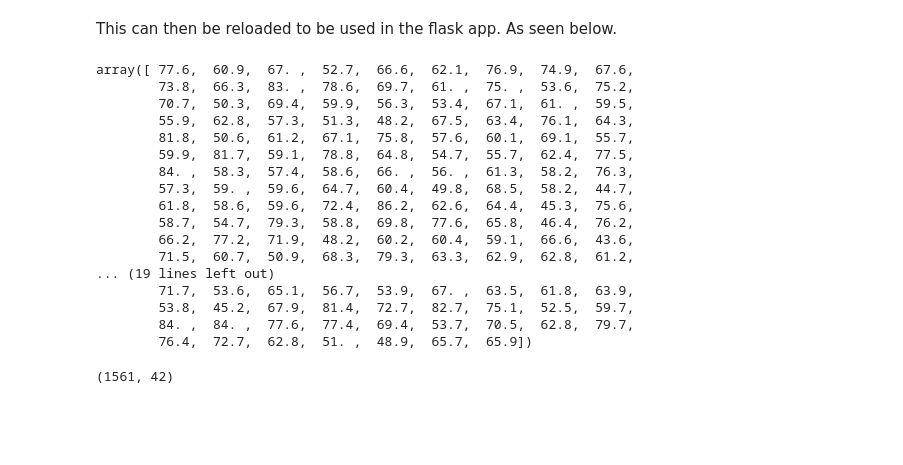
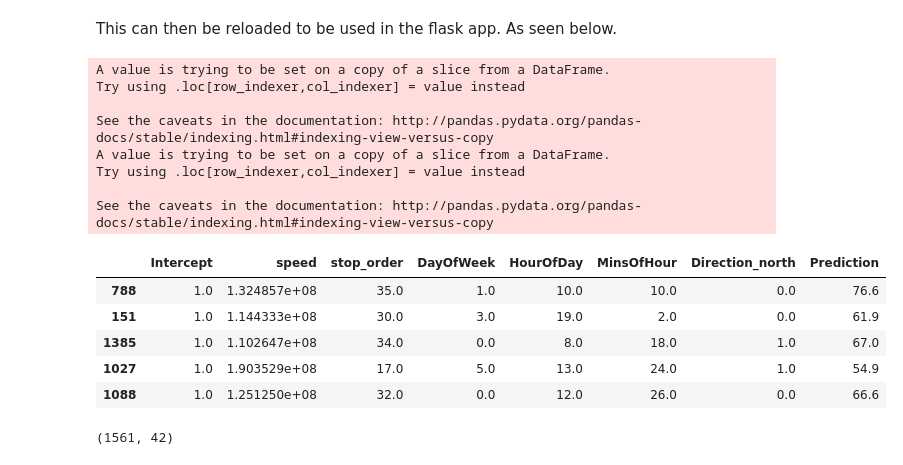
Before and after one commit to andrew-ocallaghan-ie/The11thHour, a Jupyter notebook: DublinBusApp/data_analytics/bus_route4_model_analysis.ipynb, the cells around one changed output. Cells and saved outputs as stored; diff of their text form; code cells hidden in the pictures; blank space fills up the shorter version.

```diff
--- a/DublinBusApp/data_analytics/bus_route4_model_analysis.ipynb
+++ b/DublinBusApp/data_analytics/bus_route4_model_analysis.ipynb
@@ -118,26 +118,34 @@ X_test.head()
 This can then be reloaded to be used in the flask app. As seen below.
 # %%
 clf2 = joblib.load('../flask_app/static/rf_regressor.pkl')
-# %%
-clf2.predict(X_test)
-# %% [output]
-array([ 77.6,  60.9,  67. ,  52.7,  66.6,  62.1,  76.9,  74.9,  67.6,
-        73.8,  66.3,  83. ,  78.6,  69.7,  61. ,  75. ,  53.6,  75.2,
-        70.7,  50.3,  69.4,  59.9,  56.3,  53.4,  67.1,  61. ,  59.5,
-        55.9,  62.8,  57.3,  51.3,  48.2,  67.5,  63.4,  76.1,  64.3,
-        81.8,  50.6,  61.2,  67.1,  75.8,  57.6,  60.1,  69.1,  55.7,
-        59.9,  81.7,  59.1,  78.8,  64.8,  54.7,  55.7,  62.4,  77.5,
-        84. ,  58.3,  57.4,  58.6,  66. ,  56. ,  61.3,  58.2,  76.3,
-        57.3,  59. ,  59.6,  64.7,  60.4,  49.8,  68.5,  58.2,  44.7,
-        61.8,  58.6,  59.6,  72.4,  86.2,  62.6,  64.4,  45.3,  75.6,
-        58.7,  54.7,  79.3,  58.8,  69.8,  77.6,  65.8,  46.4,  76.2,
-        66.2,  77.2,  71.9,  48.2,  60.2,  60.4,  59.1,  66.6,  43.6,
-        71.5,  60.7,  50.9,  68.3,  79.3,  63.3,  62.9,  62.8,  61.2,
-... (19 lines left out)
-        71.7,  53.6,  65.1,  56.7,  53.9,  67. ,  63.5,  61.8,  63.9,
-        53.8,  45.2,  67.9,  81.4,  72.7,  82.7,  75.1,  52.5,  59.7,
-        84. ,  84. ,  77.6,  77.4,  69.4,  53.7,  70.5,  62.8,  79.7,
-        76.4,  72.7,  62.8,  51. ,  48.9,  65.7,  65.9])
+# %%
+predictions = list(clf2.predict(X_test))
+predictions
+
+modified=[]
+
+for i in predictions:
+    modified.append(i)
+# print(modified)
+
+X_test["Prediction"]=0
+X_test["Prediction"]=modified
+X_test.head()
+# %% [output]
+A value is trying to be set on a copy of a slice from a DataFrame.
+Try using .loc[row_indexer,col_indexer] = value instead
+
+See the caveats in the documentation: http://pandas.pydata.org/pandas-docs/stable/indexing.html#indexing-view-versus-copy
+A value is trying to be set on a copy of a slice from a DataFrame.
+Try using .loc[row_indexer,col_indexer] = value instead
+
+See the caveats in the documentation: http://pandas.pydata.org/pandas-docs/stable/indexing.html#indexing-view-versus-copy
+|  | Intercept | speed | stop_order | DayOfWeek | HourOfDay | MinsOfHour | Direction_north | Prediction |
+| 788 | 1.0 | 1.324857e+08 | 35.0 | 1.0 | 10.0 | 10.0 | 0.0 | 76.6 |
+| 151 | 1.0 | 1.144333e+08 | 30.0 | 3.0 | 19.0 | 2.0 | 0.0 | 61.9 |
+| 1385 | 1.0 | 1.102647e+08 | 34.0 | 0.0 | 8.0 | 18.0 | 1.0 | 67.0 |
+| 1027 | 1.0 | 1.903529e+08 | 17.0 | 5.0 | 13.0 | 24.0 | 1.0 | 54.9 |
+| 1088 | 1.0 | 1.251250e+08 | 32.0 | 0.0 | 12.0 | 26.0 | 0.0 | 66.6 |
 # %%
 rfc = RandomForestClassifier(n_estimators=100, max_features='auto', oob_score=True, random_state=1)
 # %%
```
Also changed, not shown: parts of 6 cells of this notebook.
